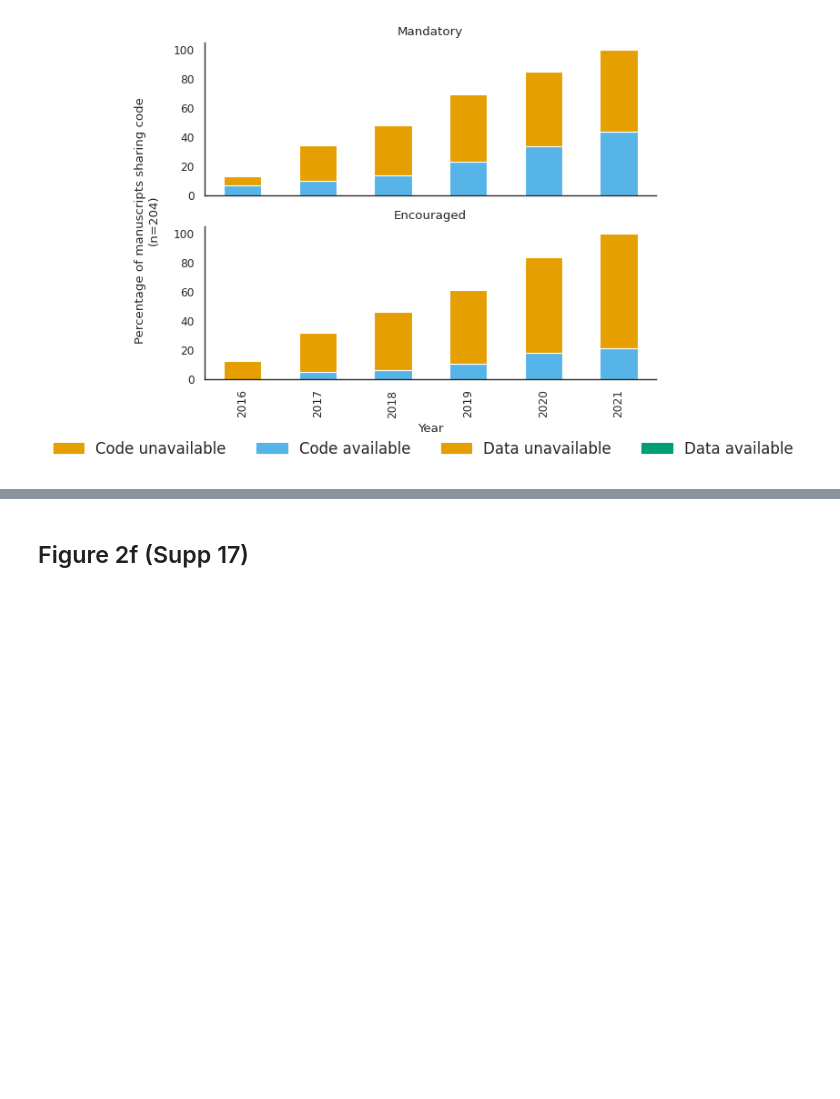
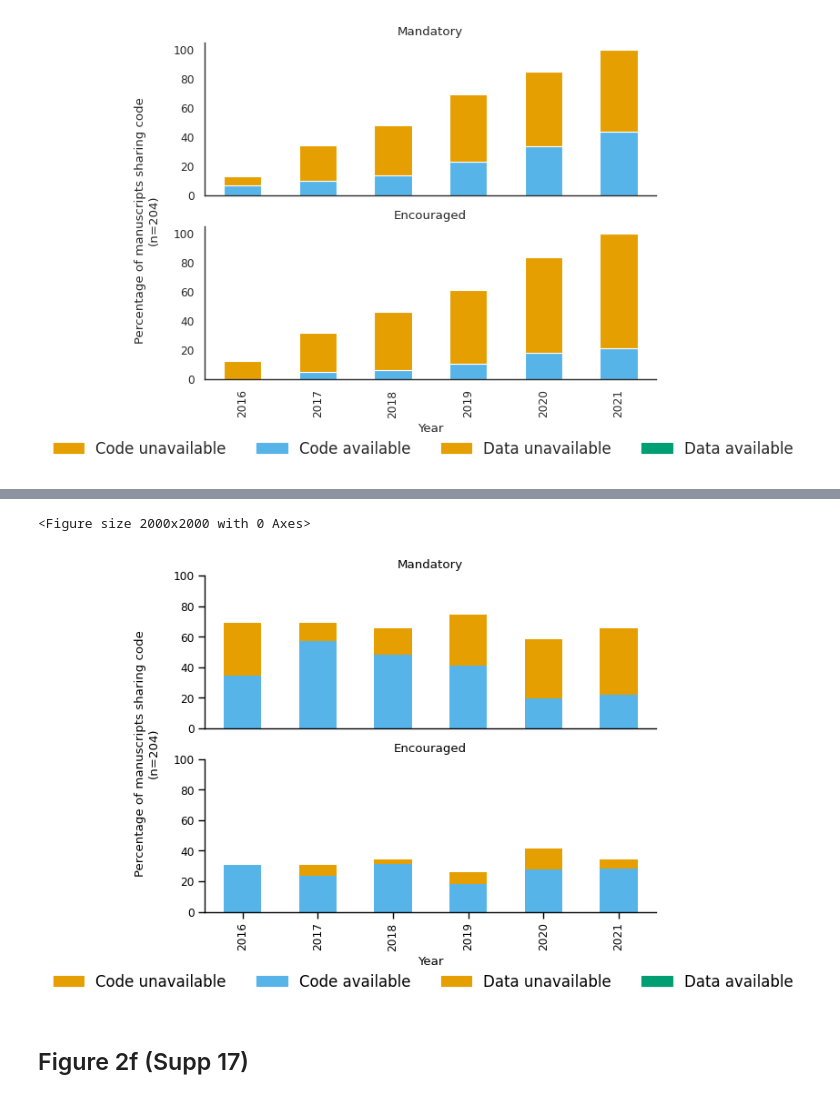
Before and after one commit to Mangul-Lab-USC/code-availability, a Jupyter notebook: notebooks/Figures.ipynb, the cells around one changed output, grey strips where cells are left out. Saved outputs shown, nothing was run; the diff lists cells and outputs as text; code cells hidden in the pictures; blank space fills up the shorter version.

```diff
--- a/notebooks/Figures.ipynb
+++ b/notebooks/Figures.ipynb
@@ -1272,3 +1272,16 @@ plt.show()
 # %% [output]
 <Figure size 2000x2000 with 0 Axes>
 [figure]
+# %%
+#create dataframe for counts data of code availability
+df_temp=pd.DataFrame({'Counts': df_modified.groupby(['Code availability (Yes/No)','PMC_Year','Secondary analysis','Code Policy']).size()}).reset_index()
+
+#filter df_temp to only have rows where data and code are available, only data shared, and only code shared
+#df_temp=df_temp[~((df_temp['Code availability (Yes/No)']=='yes'))]
+#filter df_temp to only have primary studies
+df_temp=df_temp[~(df_temp['Secondary analysis']=='yes')]
+df_temp['Normalized']=0
+years=[2016,2017,2018,2019,2020,2021]
+for year in years:
+    df_temp.loc[(df_temp['PMC_Year']==year),'Normalized']=(df_temp.loc[(df_temp['PMC_Year']==year),'Counts']/df_temp.loc[((df_temp['PMC_Year']==year)),'Counts'].sum())*100
+df_temp
@@ -1274,0 +1306,4 @@ plt.show()
+# %%
+df_temp=df_temp.pivot(index=['PMC_Year'],columns=['Code Policy','Code availability (Yes/No)'],values='Normalized')
+df_temp=df_temp.fillna(0)
+df_temp
@@ -1275,3 +1320,34 @@ plt.show()
+# %%
+
+plt.figure(figsize=(20, 20))
+plt.rcParams.update({'font.size': 12})
+rcParams['font.family'] = 'sans-serif'
+sns.set_context("paper",font_scale=1)
+colors=['#56B4E9','#E69F00']
+fontsize=12
+#sns.barplot(data=df_temp, x='PMC_Year', y='Cumulative Percent Increase',hue='Code Policy',palette=colors )
+#df_temp.plot(kind='bar',stacked=True,)
+fig, (ax1,ax2) = plt.subplots(nrows=2, ncols=1)
+df_temp['Mandatory'].plot(kind='bar',stacked=True,color=colors,ax=ax1,xticks=[],legend=None,title='Mandatory')
+df_temp['Encouraged'].plot(kind='bar',stacked=True,color=colors,ax=ax2,legend=None,title='Encouraged')
+ax1.set_xlabel('')
+ax2.set_xlabel('Year')
+ax2.set_ylabel('Percentage of manuscripts sharing code\n(n=204)')
+ax2.yaxis.set_label_coords(-0.1,1.04)
+ax2.set_ylim(0,100)
+ax1.set_ylim(0,100)
+labels = [mpatches.Patch(color='#E69F00', label="Code unavailable"),
+mpatches.Patch(color='#56B4E9', label="Code available"),
+mpatches.Patch(color='#E69F00', label="Data unavailable"),
+mpatches.Patch(color='#009E73', label="Data available"),]
+fig.legend(handles=labels,
+           loc="lower center",ncol=len(labels),fontsize=fontsize,bbox_to_anchor=(0.5, -.1),frameon=False)
+
+sns.despine()
+plt.show()
+# %% [output]
+<Figure size 2000x2000 with 0 Axes>
+[figure, added]
 # %% [markdown]
 ## Figure 2f (Supp 17)
 # %%
```
Also changed, not shown: parts of 2 cells of this notebook.
